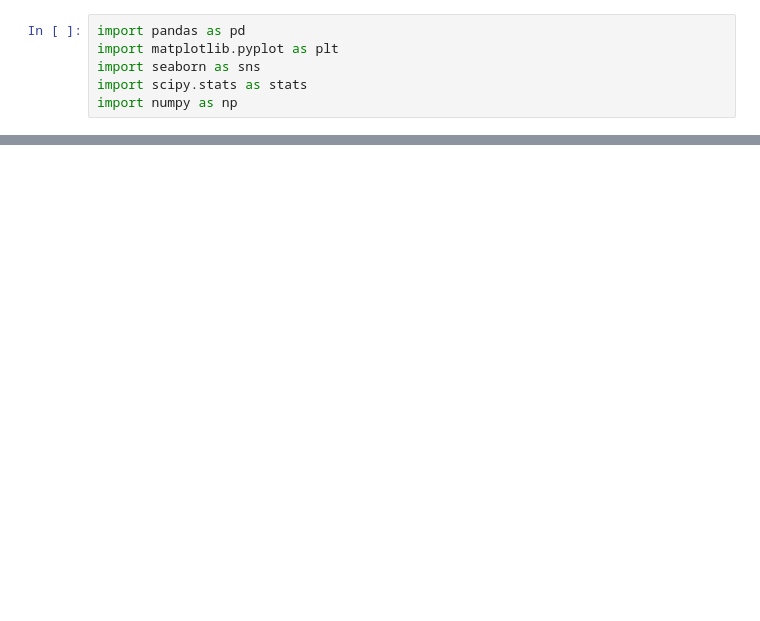
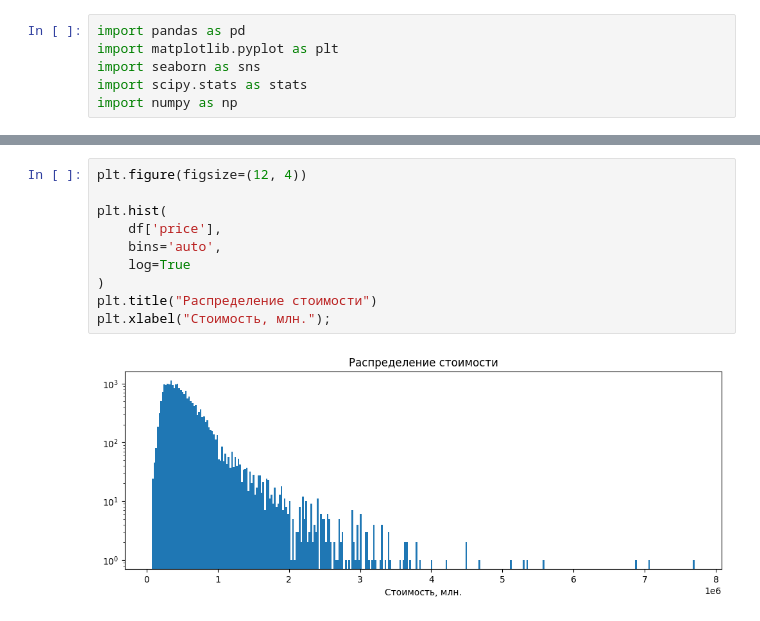
Before and after one commit to lion0671/Python_analitica_DZ, a Jupyter notebook: Итоговый_проект.ipynb, the cells around one changed output, grey strips where cells are left out. Saved outputs shown, nothing was run; the diff lists cells and outputs as text; blank space fills up the shorter version.

```diff
--- a/Итоговый_проект.ipynb
+++ b/Итоговый_проект.ipynb
@@ -21,0 +56,12 @@ df.describe()
+# %%
+plt.figure(figsize=(12, 4))
+
+plt.hist(
+    df['price'],
+    bins='auto',
+    log=True
+)
+plt.title("Распределение стоимости")
+plt.xlabel("Стоимость, млн.");
+# %% [output]
+[figure, added]
```
Also changed, not shown: parts of 39 cells of this notebook.
